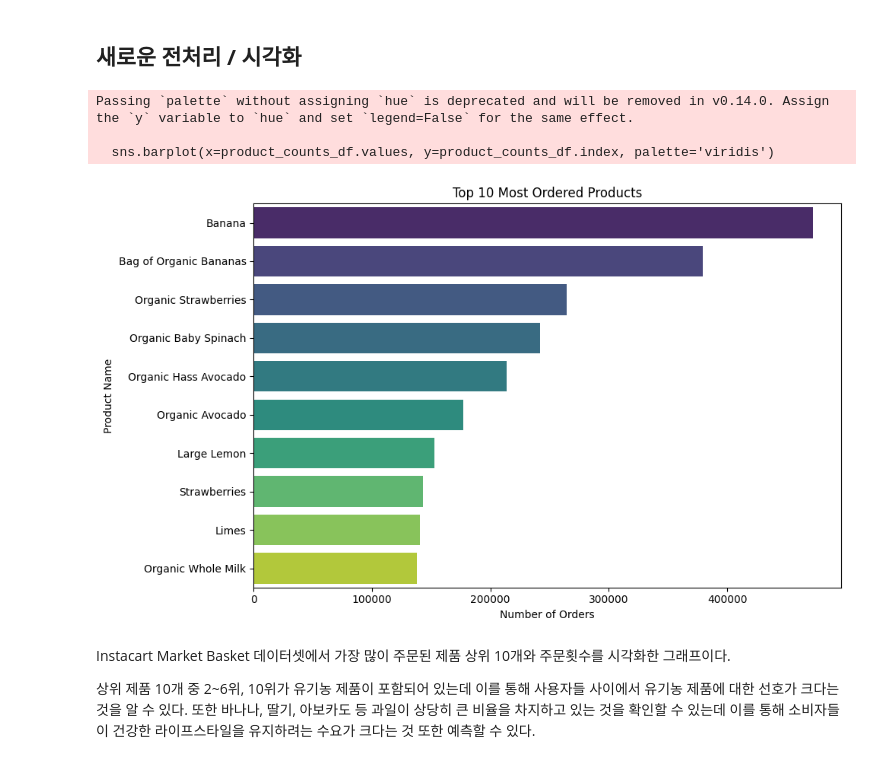
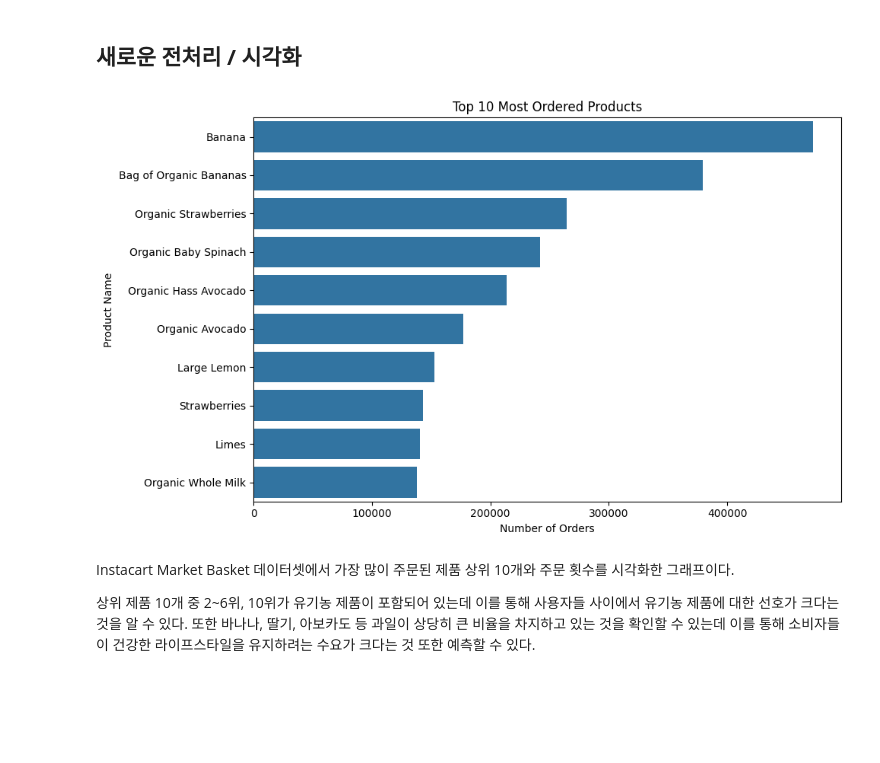
Before and after one commit to HanJaeHui-GitHub/ESAA, a Jupyter notebook: ESAA_YB_Week3_markdown.ipynb, the cells around one changed output. Saved outputs shown, nothing was run; the diff lists cells and outputs as text; code cells hidden in the pictures; blank space fills up the shorter version.

```diff
--- a/ESAA_YB_Week3_markdown.ipynb
+++ b/ESAA_YB_Week3_markdown.ipynb
@@ -341,35 +341,32 @@ plt.show()
 # %%
 import pandas as pd
 import matplotlib.pyplot as plt
 import seaborn as sns
 
 # 1. 데이터 로드
 orders_df = pd.read_csv('orders.csv')
 order_products_prior_df = pd.read_csv('order_products__prior.csv')
 products_df = pd.read_csv('products.csv')
 
 # 2. 주문 데이터와 제품 데이터를 병합
 merged_df = pd.merge(order_products_prior_df, products_df, on='product_id', how='inner')
 
 # 3. 제품별 주문 빈도 계산
 product_counts_df = merged_df['product_name'].value_counts().head(10)  # 상위 10개 제품
 
 # 4. 시각화
 plt.figure(figsize=(10, 6))
-sns.barplot(x=product_counts_df.values, y=product_counts_df.index, palette='viridis')
+sns.barplot(x=product_counts_df.values, y=product_counts_df.index)
 plt.title('Top 10 Most Ordered Products')
 plt.xlabel('Number of Orders')
 plt.ylabel('Product Name')
 plt.tight_layout()
 
 # 그래프 출력
 plt.show()
 # %% [output]
-Passing `palette` without assigning `hue` is deprecated and will be removed in v0.14.0. Assign the `y` variable to `hue` and set `legend=False` for the same effect.
-
-  sns.barplot(x=product_counts_df.values, y=product_counts_df.index, palette='viridis')
-[figure, old version]
+[figure, new version]
 # %% [markdown]
-Instacart Market Basket 데이터셋에서 가장 많이 주문된 제품 상위 10개와 주문횟수를 시각화한 그래프이다.
+Instacart Market Basket 데이터셋에서 가장 많이 주문된 제품 상위 10개와 주문 횟수를 시각화한 그래프이다.
 
 상위 제품 10개 중 2~6위, 10위가 유기농 제품이 포함되어 있는데 이를 통해 사용자들 사이에서 유기농 제품에 대한 선호가 크다는 것을 알 수 있다. 또한 바나나, 딸기, 아보카도 등 과일이 상당히 큰 비율을 차지하고 있는 것을 확인할 수 있는데 이를 통해 소비자들이 건강한 라이프스타일을 유지하려는 수요가 크다는 것 또한 예측할 수 있다.
```
